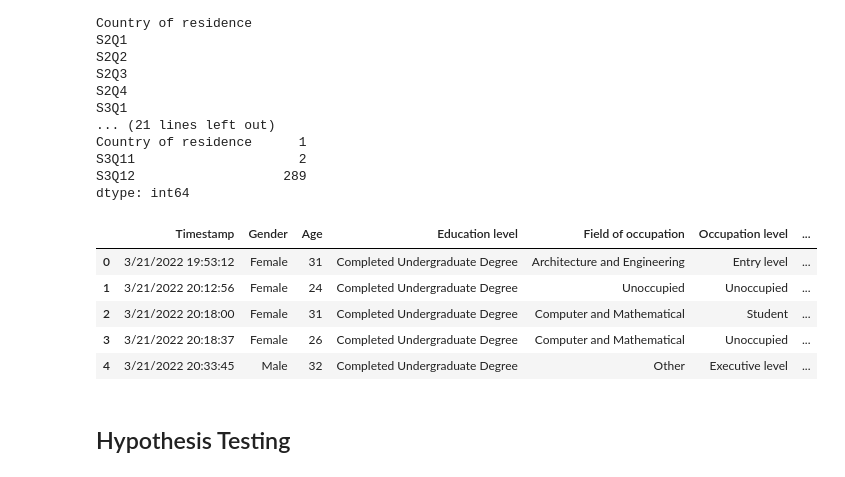
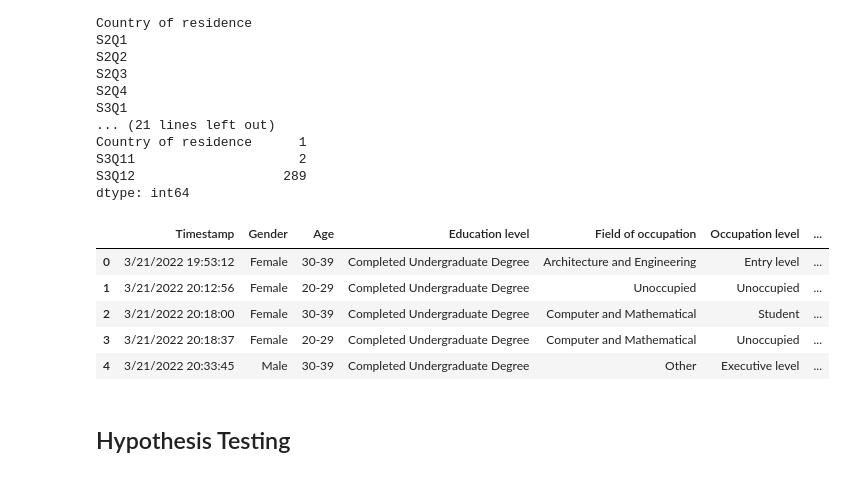
Before and after one commit to Dulina-Perera/CS3121-Coursework, a Jupyter notebook: Assignments/Data-Analysis/solution.ipynb, the cells around one changed output. Drawn from its saved outputs; the diff is of its cells as text; code cells hidden in the pictures.

```diff
--- a/Assignments/Data-Analysis/solution.ipynb
+++ b/Assignments/Data-Analysis/solution.ipynb
@@ -47,6 +47,17 @@ def handle_inconsistencies(df):
 
     df['S3Q11'] = df['S3Q11'].str.replace('.', '')
     df['S3Q11'] = df['S3Q11'].str.strip()
+
+    return df
+
+
+def bin(df):
+    target_col = 'Age'
+
+    bins = [20, 30, 40, 50, 60, 70]
+    labels = ['20-29', '30-39', '40-49', '50-59', '60+']
+
+    df[target_col] = pd.cut(df[target_col], bins=bins, labels=labels, right=False)
 
     return df
 
@@ -95,6 +106,19 @@ def unwrap_mcqs(df):
     df = pd.concat([df.drop(target_col, axis='columns'), dummies], axis='columns')
 
     return df
+
+
+def calc_score(df):
+    temp_df = pd.DataFrame()
+
+    temp_df['Q1'] = df['S2Q1'].map({'Email': 1, 'Calculator': 0 , 'Clock':0, 'All of the above':0 , 'None of the above':0})
+    temp_df['Q2'] = df['S2Q2'].map({'Yes': 1, 'No': 0 ,'I do not know':0})
+    temp_df['Q3'] = df['S2Q3'].map({'No': 1, 'Yes': 0 ,'I do not know':0})
+    temp_df['Q4'] = df['S2Q4'].map({'Yes': 1, 'No': 0 ,'I do not know':0})
+
+    df['Score'] = temp_df.sum(axis='columns')
+
+    return df
 # %%
 df = pd.read_csv("data.csv")
 # %%
@@ -137,20 +161,20 @@ S3Q11                     2
 S3Q12                   289
 dtype: int64
 # %%
-# print(*col_domain(df, 'S3Q1'), sep='\n', end='\n\n')
-
-# handle_missing_vals(df)
-# df = handle_inconsistencies(df)
-# df = unwrap_mcqs(df)
+handle_missing_vals(df)
+df = handle_inconsistencies(df)
+df = bin(df)
+df = unwrap_mcqs(df)
+df = calc_score(df)
 
 display(df.head())
 # %% [output]
 |  | Timestamp | Gender | Age | Education level | Field of occupation | Occupation level | ... |
-| 0 | 3/21/2022 19:53:12 | Female | 31 | Completed Undergraduate Degree | Architecture and Engineering | Entry level | ... |
-| 1 | 3/21/2022 20:12:56 | Female | 24 | Completed Undergraduate Degree | Unoccupied | Unoccupied | ... |
-| 2 | 3/21/2022 20:18:00 | Female | 31 | Completed Undergraduate Degree | Computer and Mathematical | Student | ... |
-| 3 | 3/21/2022 20:18:37 | Female | 26 | Completed Undergraduate Degree | Computer and Mathematical | Unoccupied | ... |
-| 4 | 3/21/2022 20:33:45 | Male | 32 | Completed Undergraduate Degree | Other | Executive level | ... |
+| 0 | 3/21/2022 19:53:12 | Female | 30-39 | Completed Undergraduate Degree | Architecture and Engineering | Entry level | ... |
+| 1 | 3/21/2022 20:12:56 | Female | 20-29 | Completed Undergraduate Degree | Unoccupied | Unoccupied | ... |
+| 2 | 3/21/2022 20:18:00 | Female | 30-39 | Completed Undergraduate Degree | Computer and Mathematical | Student | ... |
+| 3 | 3/21/2022 20:18:37 | Female | 20-29 | Completed Undergraduate Degree | Computer and Mathematical | Unoccupied | ... |
+| 4 | 3/21/2022 20:33:45 | Male | 30-39 | Completed Undergraduate Degree | Other | Executive level | ... |
 # %% [markdown]
 ## Hypothesis Testing
 # %%
```
Also changed, not shown: parts of 6 cells of this notebook, 1 other file.
